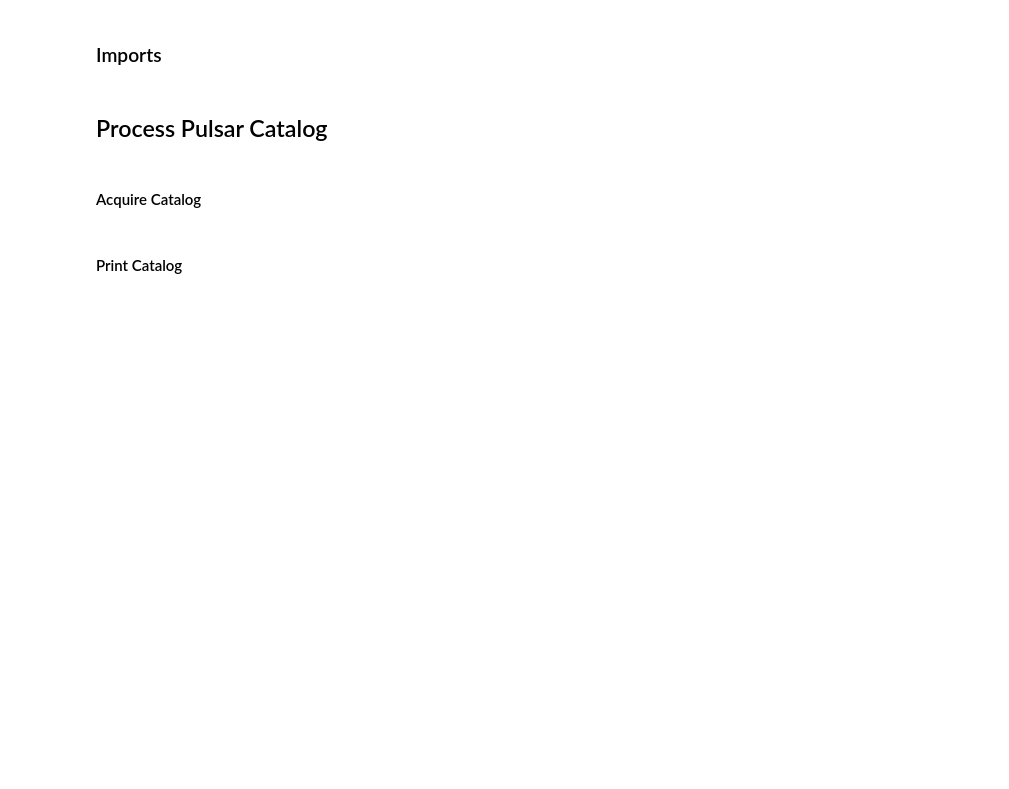
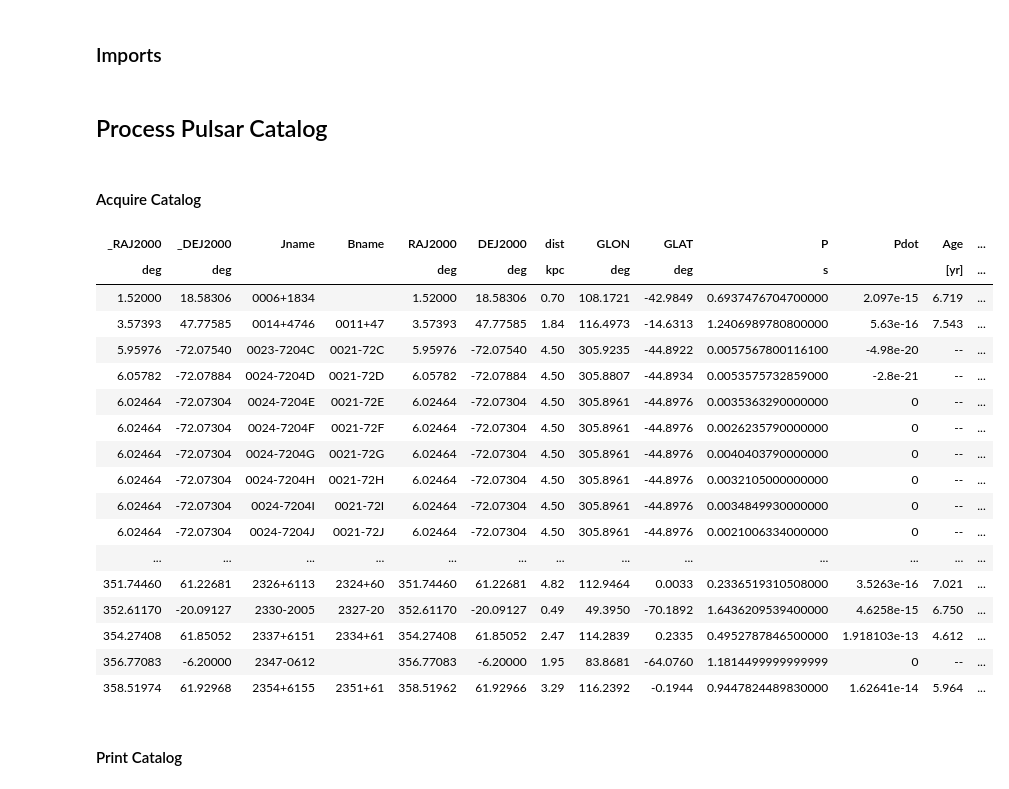
Before and after one commit to marksubbarao/Uniview, a Jupyter notebook: Pulsing Pulsars.ipynb, the cells around one changed output. Saved outputs shown, nothing was run; the diff lists cells and outputs as text; code cells hidden in the pictures; blank space fills up the shorter version.

```diff
--- a/Pulsing Pulsars.ipynb
+++ b/Pulsing Pulsars.ipynb
@@ -22,4 +22,27 @@ import matplotlib.pyplot as plt
 ## Process Pulsar Catalog
 # %% [markdown]
 #### Acquire Catalog
+# %%
+Cats = v.get_catalogs('VII/189/table1')
+pulsarCat=Cats[0]
+pulsarCat
+# %% [output]
+| _RAJ2000 | _DEJ2000 | Jname | Bname | RAJ2000 | DEJ2000 | dist | GLON | GLAT | P | Pdot | Age | ... |
+| deg | deg |  |  | deg | deg | kpc | deg | deg | s |  | [yr] | ... |
+| 1.52000 | 18.58306 | 0006+1834 |  | 1.52000 | 18.58306 | 0.70 | 108.1721 | -42.9849 | 0.6937476704700000 | 2.097e-15 | 6.719 | ... |
+| 3.57393 | 47.77585 | 0014+4746 | 0011+47 | 3.57393 | 47.77585 | 1.84 | 116.4973 | -14.6313 | 1.2406989780800000 | 5.63e-16 | 7.543 | ... |
+| 5.95976 | -72.07540 | 0023-7204C | 0021-72C | 5.95976 | -72.07540 | 4.50 | 305.9235 | -44.8922 | 0.0057567800116100 | -4.98e-20 | -- | ... |
+| 6.05782 | -72.07884 | 0024-7204D | 0021-72D | 6.05782 | -72.07884 | 4.50 | 305.8807 | -44.8934 | 0.0053575732859000 | -2.8e-21 | -- | ... |
+| 6.02464 | -72.07304 | 0024-7204E | 0021-72E | 6.02464 | -72.07304 | 4.50 | 305.8961 | -44.8976 | 0.0035363290000000 | 0 | -- | ... |
+| 6.02464 | -72.07304 | 0024-7204F | 0021-72F | 6.02464 | -72.07304 | 4.50 | 305.8961 | -44.8976 | 0.0026235790000000 | 0 | -- | ... |
+| 6.02464 | -72.07304 | 0024-7204G | 0021-72G | 6.02464 | -72.07304 | 4.50 | 305.8961 | -44.8976 | 0.0040403790000000 | 0 | -- | ... |
+| 6.02464 | -72.07304 | 0024-7204H | 0021-72H | 6.02464 | -72.07304 | 4.50 | 305.8961 | -44.8976 | 0.0032105000000000 | 0 | -- | ... |
+| 6.02464 | -72.07304 | 0024-7204I | 0021-72I | 6.02464 | -72.07304 | 4.50 | 305.8961 | -44.8976 | 0.0034849930000000 | 0 | -- | ... |
+| 6.02464 | -72.07304 | 0024-7204J | 0021-72J | 6.02464 | -72.07304 | 4.50 | 305.8961 | -44.8976 | 0.0021006334000000 | 0 | -- | ... |
+| ... | ... | ... | ... | ... | ... | ... | ... | ... | ... | ... | ... | ... |
+| 351.74460 | 61.22681 | 2326+6113 | 2324+60 | 351.74460 | 61.22681 | 4.82 | 112.9464 | 0.0033 | 0.2336519310508000 | 3.5263e-16 | 7.021 | ... |
+| 352.61170 | -20.09127 | 2330-2005 | 2327-20 | 352.61170 | -20.09127 | 0.49 | 49.3950 | -70.1892 | 1.6436209539400000 | 4.6258e-15 | 6.750 | ... |
+| 354.27408 | 61.85052 | 2337+6151 | 2334+61 | 354.27408 | 61.85052 | 2.47 | 114.2839 | 0.2335 | 0.4952787846500000 | 1.918103e-13 | 4.612 | ... |
+| 356.77083 | -6.20000 | 2347-0612 |  | 356.77083 | -6.20000 | 1.95 | 83.8681 | -64.0760 | 1.1814499999999999 | 0 | -- | ... |
+| 358.51974 | 61.92968 | 2354+6155 | 2351+61 | 358.51962 | 61.92966 | 3.29 | 116.2392 | -0.1944 | 0.9447824489830000 | 1.62641e-14 | 5.964 | ... |
 # %%
```
Also changed, not shown: parts of 11 cells of this notebook, 2 other files.
